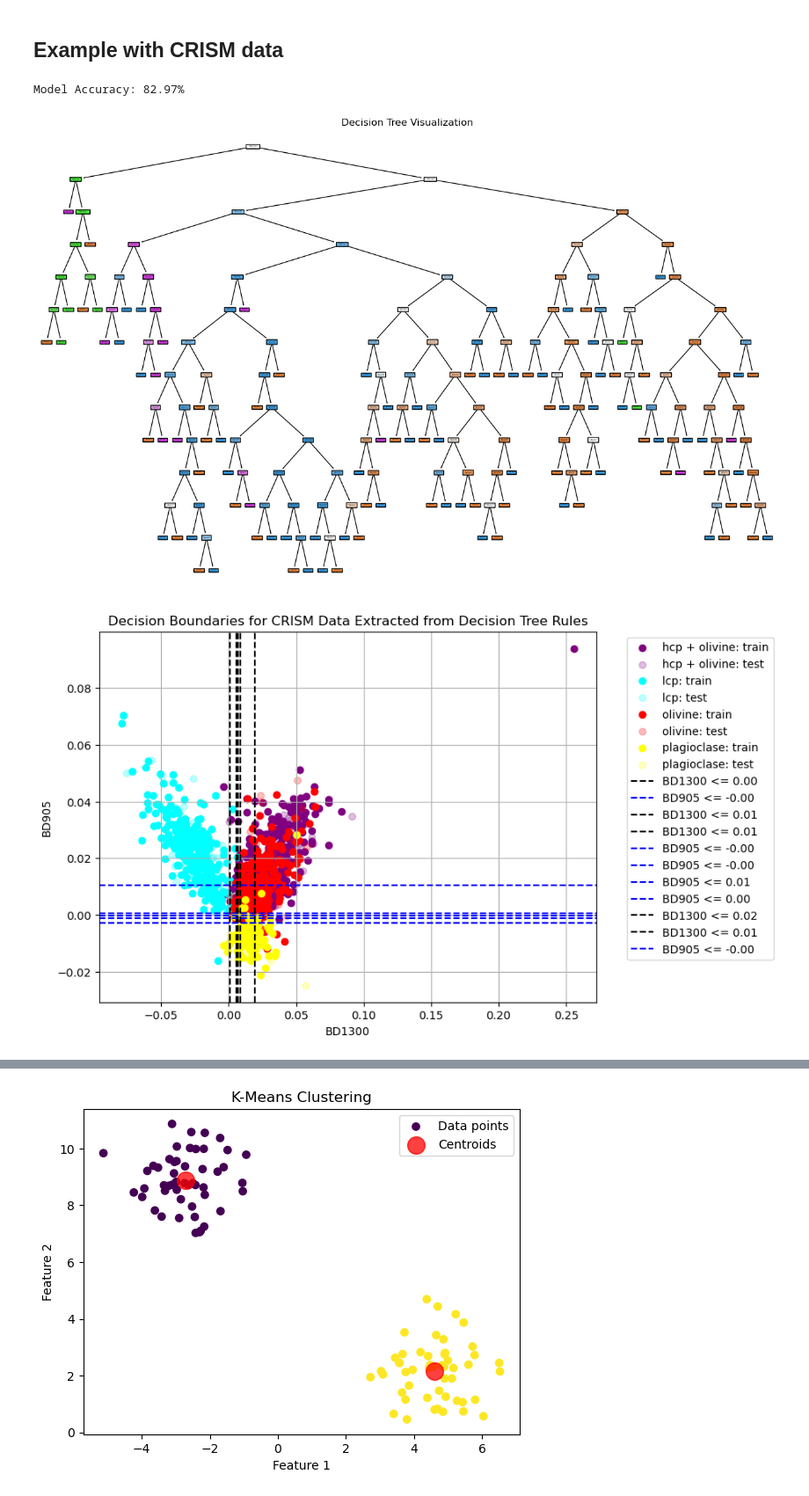
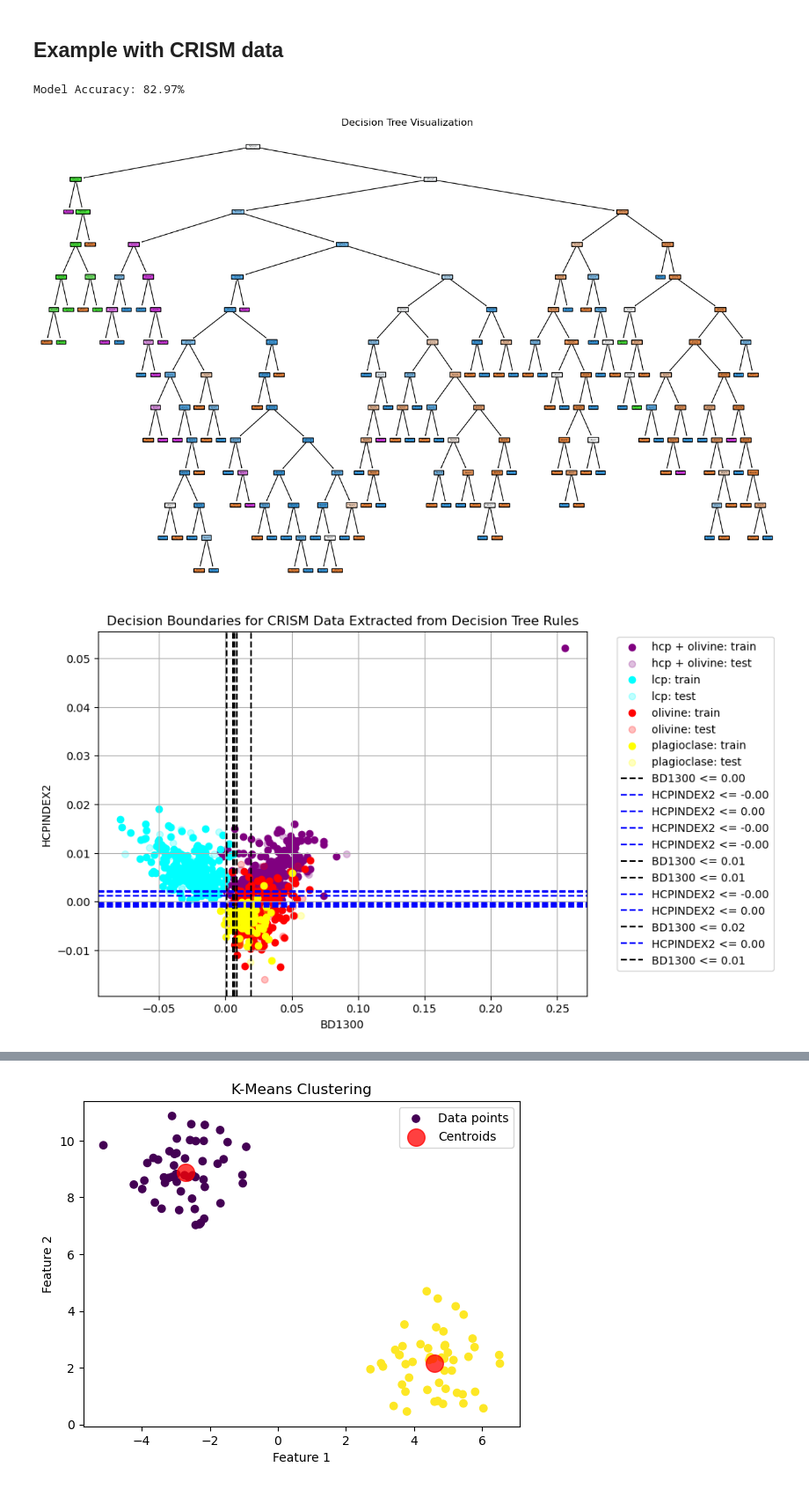
Before and after one commit to Michael-S-Phillips/PTYS_AI, a Jupyter notebook: 00_Introduction/notebooks/introduction.ipynb, the cells around one changed output, grey strips where cells are left out. Shown: that part at 88% size. Saved outputs shown, nothing was run; the diff lists cells and outputs as text; code cells hidden in the pictures.

```diff
--- a/00_Introduction/notebooks/introduction.ipynb
+++ b/00_Introduction/notebooks/introduction.ipynb
@@ -208,7 +208,7 @@ import pandas as pd
 import re
 
 # Load the dataset
-csv_path = '../files/crism_params2.csv'
+csv_path = '../files/crism_params.csv'
 crism_df = pd.read_csv(csv_path)
 crism_df.rename(columns={crism_df.columns[0]: 'label'}, inplace=True)
 
@@ -319,34 +319,34 @@ def extract_and_sort_rules(t, feature_names):
     tree_ = t.tree_
     feature_name = [
         feature_names[i] if i != tree._tree.TREE_UNDEFINED else "undefined!"
         for i in tree_.feature
     ]
 
     rules = []
 
     def recurse(node):
         if tree_.feature[node] != tree._tree.TREE_UNDEFINED:
             name = feature_name[node]
             threshold = tree_.threshold[node]
             importance = tree_.impurity[node] * tree_.n_node_samples[node]
             rules.append((name, threshold, node, importance))
             recurse(tree_.children_left[node])
             recurse(tree_.children_right[node])
 
     recurse(0)  # Start from the root node
     return sorted(rules, key=lambda x: x[3], reverse=True)
 
 # Extract and sort rules from the trained decision tree
 sorted_rules = extract_and_sort_rules(clf, feature_names)
 
 # Print the most important rules
 print("Most Important Rules in the Decision Tree:")
 for feature, threshold, node, importance in sorted_rules[:10]:  # Print top 10 rules
     print(f"Node {node}: {feature} <= {threshold:.2f} (Importance: {importance:.2f})")
 # %% [output]
 Model Accuracy: 82.97%
 [figure]
-[figure, old version]
+[figure, new version]
 Most Important Rules in the Decision Tree:
 Node 0: BD1300 <= 0.00 (Importance: 780.62)
 Node 14: HCPINDEX2 <= 0.00 (Importance: 474.46)
```
Also changed, not shown: 18 other files.
